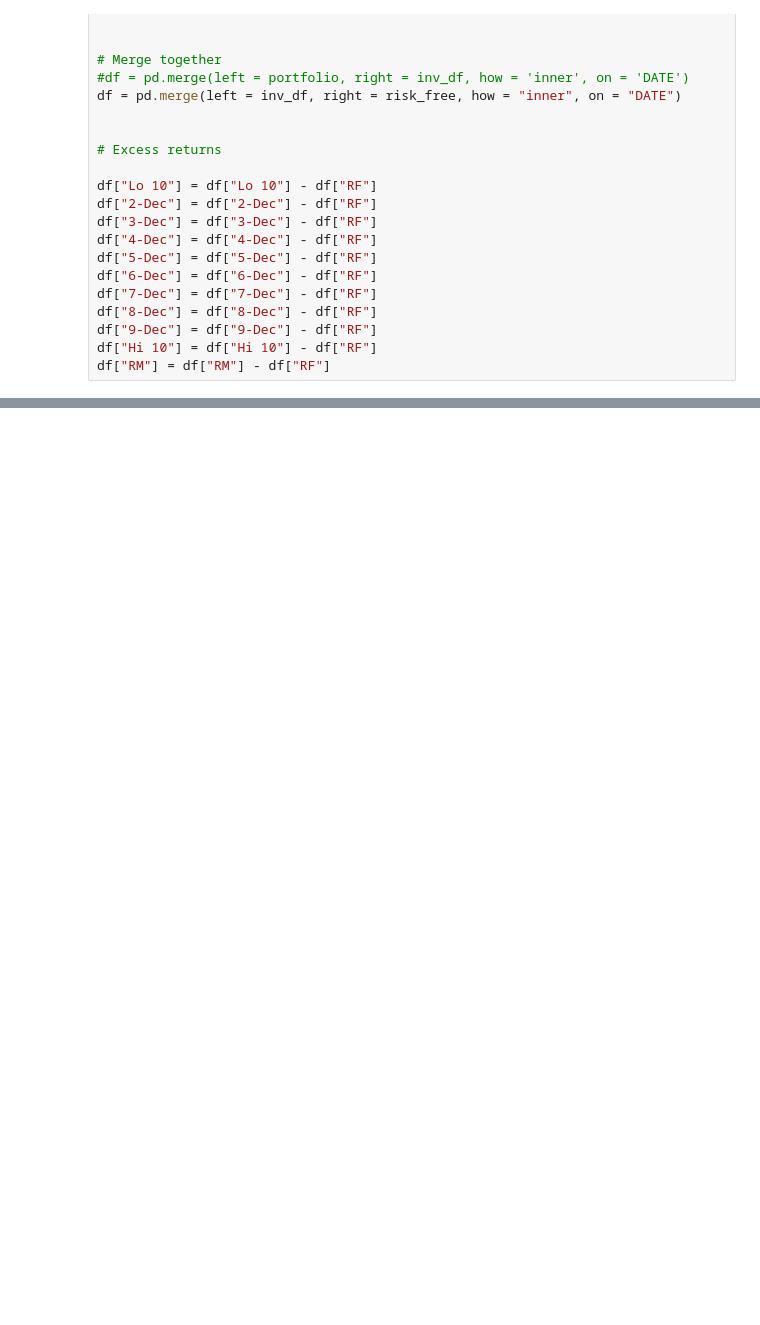
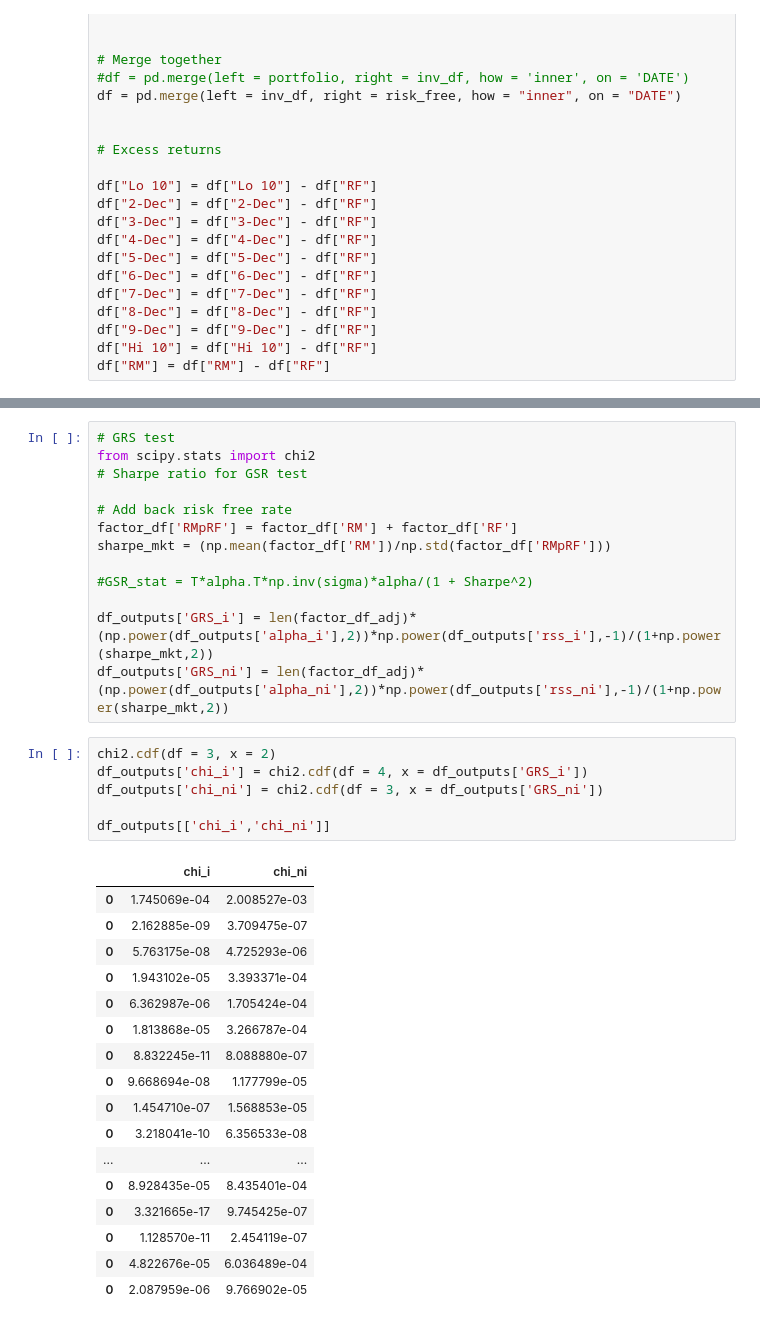
Before and after one commit to lmcorrigan0/asset_pricing, a Jupyter notebook: Problem 3 - Vicente/Problem 2.ipynb, the cells around one changed output, grey strips where cells are left out. Cells and saved outputs as stored; diff of their text form; blank space fills up the shorter version.

```diff
--- a/Problem 3 - Vicente/Problem 2.ipynb
+++ b/Problem 3 - Vicente/Problem 2.ipynb
@@ -110,0 +154,37 @@ fig = plt.plot(output_df['var'], output_df['line'])
+# %%
+# GRS test
+from scipy.stats import chi2
+# Sharpe ratio for GSR test
+
+# Add back risk free rate
+factor_df['RMpRF'] = factor_df['RM'] + factor_df['RF']
+sharpe_mkt = (np.mean(factor_df['RM'])/np.std(factor_df['RMpRF']))
+
+#GSR_stat = T*alpha.T*np.inv(sigma)*alpha/(1 + Sharpe^2)
+
+df_outputs['GRS_i'] = len(factor_df_adj)*(np.power(df_outputs['alpha_i'],2))*np.power(df_outputs['rss_i'],-1)/(1+np.power(sharpe_mkt,2))
+df_outputs['GRS_ni'] = len(factor_df_adj)*(np.power(df_outputs['alpha_ni'],2))*np.power(df_outputs['rss_ni'],-1)/(1+np.power(sharpe_mkt,2))
+# %%
+chi2.cdf(df = 3, x = 2)
+df_outputs['chi_i'] = chi2.cdf(df = 4, x = df_outputs['GRS_i'])
+df_outputs['chi_ni'] = chi2.cdf(df = 3, x = df_outputs['GRS_ni'])
+
+df_outputs[['chi_i','chi_ni']]
+# %% [output]
+|  | chi_i | chi_ni |
+| 0 | 1.745069e-04 | 2.008527e-03 |
+| 0 | 2.162885e-09 | 3.709475e-07 |
+| 0 | 5.763175e-08 | 4.725293e-06 |
+| 0 | 1.943102e-05 | 3.393371e-04 |
+| 0 | 6.362987e-06 | 1.705424e-04 |
+| 0 | 1.813868e-05 | 3.266787e-04 |
+| 0 | 8.832245e-11 | 8.088880e-07 |
+| 0 | 9.668694e-08 | 1.177799e-05 |
+| 0 | 1.454710e-07 | 1.568853e-05 |
+| 0 | 3.218041e-10 | 6.356533e-08 |
+| ... | ... | ... |
+| 0 | 8.928435e-05 | 8.435401e-04 |
+| 0 | 3.321665e-17 | 9.745425e-07 |
+| 0 | 1.128570e-11 | 2.454119e-07 |
+| 0 | 4.822676e-05 | 6.036489e-04 |
+| 0 | 2.087959e-06 | 9.766902e-05 |
```
Also changed, not shown: parts of 3 cells of this notebook, 1 other file.
